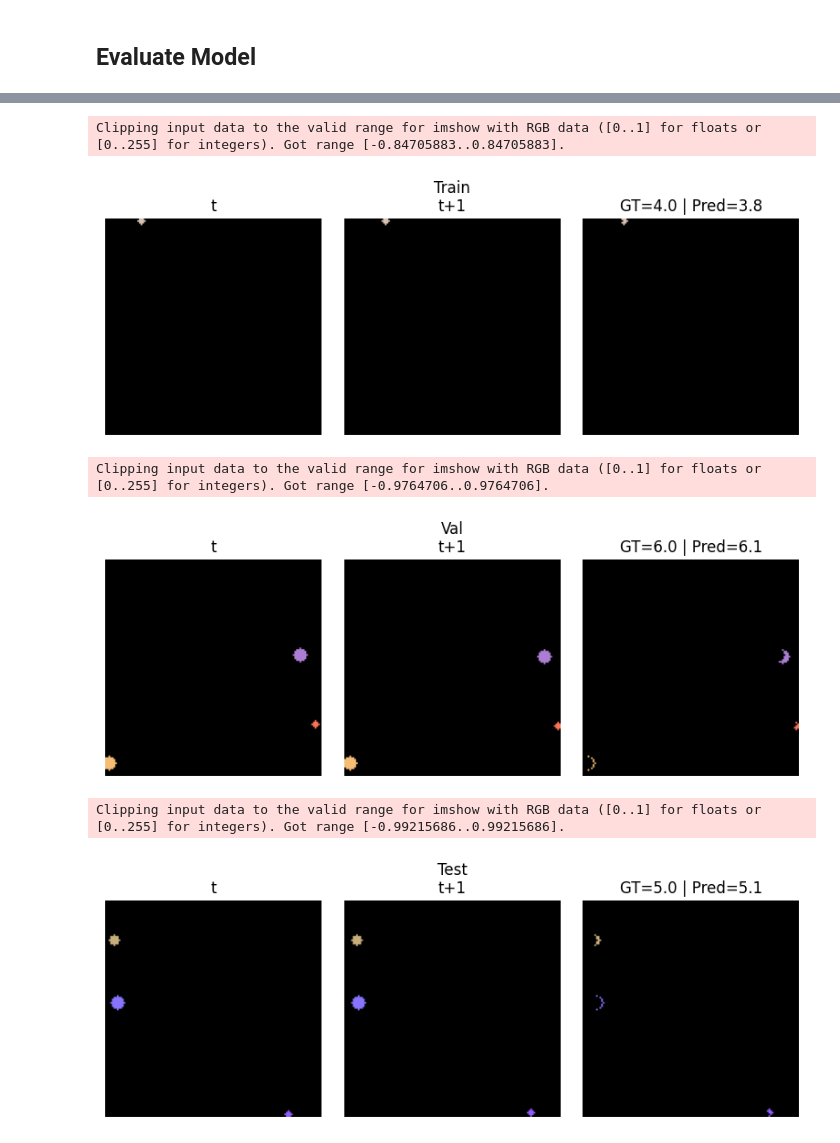
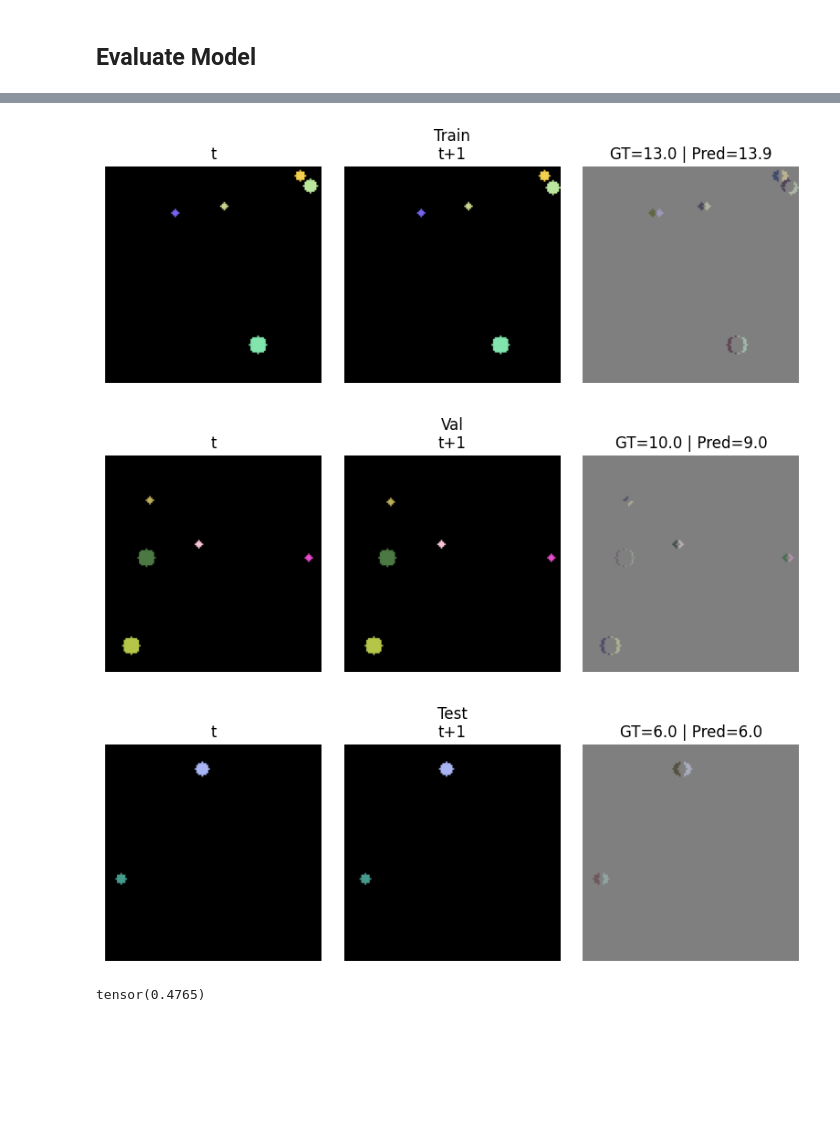
Before and after one commit to SevanBrodjian/FlowCount, a Jupyter notebook: drifting_dots_v3.ipynb, the cells around one changed output, grey strips where cells are left out. Cells and saved outputs as stored; diff of their text form; code cells hidden in the pictures; blank space fills up the shorter version.

```diff
--- a/drifting_dots_v3.ipynb
+++ b/drifting_dots_v3.ipynb
@@ -73,7 +94,24 @@ class DotPairDataset(Dataset):
 raw = torch.load(DATA_FILE)
 frames_u8, disp_i32 = raw["frames"], raw["disp"]
 
-full_ds   = DotPairDataset(frames_u8, disp_i32, grayscale=USE_GRAYSCALE)
+# Calculate means/stds for all frame channels
+flat = frames_u8.float().view( frames_u8.shape[0] * 3, -1 ) / 255.0
+f0 = frames_u8[:-1].float()
+f1 = frames_u8[1:].float()
+diff = (f1 - f0).div(255.0)
+flat_diff = diff.view(diff.shape[0]*3, -1)
+all_flat = torch.cat([flat, flat_diff], dim=0)
+means = all_flat.mean(dim=1)
+stds  = all_flat.std(dim=1)
+channel_means = means.reshape(-1,1,1)
+channel_stds  = stds.reshape(-1,1,1)
+
+# DISP_MEAN = disp_i32.to(torch.float32).mean()
+# DISP_STD = disp_i32.to(torch.float32).std()
+DISP_MEAN = 0
+DISP_STD = 1
+
+full_ds   = DotPairDataset(frames_u8, disp_i32, DISP_MEAN, DISP_STD, grayscale=USE_GRAYSCALE)
 
 n_total   = len(full_ds)
 n_train   = int(TRAIN_FRACTION * n_total)
@@ -98,6 +136,7 @@ idx = random.randrange(len(full_ds))
 (pair, label) = full_ds[idx]
 f0 = pair[0:3].permute(1, 2, 0).numpy()  # (H,W,3)
 f1 = pair[3:6].permute(1, 2, 0).numpy()
+diff = pair[6:9].permute(1, 2, 0).numpy()
 
 plt.subplot(1, 3, 1)
 plt.title("Frame t")
@@ -110,8 +149,7 @@ plt.imshow(f1)
 plt.axis("off")
 
 plt.subplot(1, 3, 3)
-plt.title(f"Δx = {int(label.item())} px")
-diff = (f1 - f0)
+plt.title(f"Fram Diff. | y={int(label.item())}px")
 plt.imshow(diff)
 plt.axis("off")
 
@@ -132,7 +198,8 @@ def get_resnet(depth=18, in_channels=9, pretrained=False):
         152: torchvision.models.resnet152,
     }[depth]
 
-    model = factory(weights="IMAGENET1K_V1" if pretrained else None)
+    model = factory(weights="IMAGENET1K_V1" if pretrained else None, memory_format=torch.channels_last)
+    torch.backends.cudnn.benchmark = True
 
     # Patch the first conv if channel count differs
     if in_channels != 3:
@@ -151,6 +218,8 @@ C_IN   = 3 if USE_GRAYSCALE else 9
 net    = get_resnet(RESNET_DEPTH, in_channels=C_IN, pretrained=PRETRAINED).to(DEVICE)
 criterion = nn.L1Loss()
 optim     = torch.optim.AdamW(net.parameters(), lr=LR, weight_decay=WEIGHT_DECAY)
+scheduler = torch.optim.lr_scheduler.CosineAnnealingLR(optim, T_max=NUM_EPOCHS)
+scaler    = GradScaler(device=DEVICE)
 
 summary(net)
 # %% [output]
@@ -257,6 +335,6 @@ plt.show()
 # %% [markdown]
 ## Evaluate Model
 # %%
-net.load_state_dict(torch.load(EXP_DIR / "best_weights.pt")['state_dict'])
+net.load_state_dict(torch.load(EXP_DIR / "last_weights.pt")['state_dict'])
 net.eval()
 # %% [output]
@@ -298,34 +432,35 @@ MAE  test  0.590 ± 0.524
 # %%
 def show_example(dataset, title_prefix=""):
     idx = random.randrange(len(dataset))
     (x, y_true) = dataset[idx]          # x: (C,H,W) float
     f0 = x[:3] if not USE_GRAYSCALE else x[0:1].repeat(3,1,1)
     f1 = x[3:6] if not USE_GRAYSCALE else x[1:2].repeat(3,1,1)
+    diff = x[6:9] if not USE_GRAYSCALE else x[2:3].repeat(3,1,1)
 
     with torch.no_grad():
         pred = net(x.unsqueeze(0).to(DEVICE)).cpu().item()
 
+    y_true = unnormalize(y_true, DISP_MEAN, DISP_STD)
+    pred = unnormalize(pred, DISP_MEAN, DISP_STD)
+
     f0_img = f0.permute(1,2,0).numpy()
     f1_img = f1.permute(1,2,0).numpy()
-    diff   = (f1_img - f0_img)
-
+    diff   = diff.permute(1,2,0).numpy()
     plt.figure(figsize=(8,3))
     plt.subplot(1,3,1); plt.imshow(f0_img); plt.title("t");     plt.axis("off")
     plt.subplot(1,3,2); plt.imshow(f1_img); plt.title("t+1");   plt.axis("off")
-    plt.subplot(1,3,3); plt.imshow(diff, cmap="bwr", vmin=-1, vmax=1)
+    plt.subplot(1,3,3); plt.imshow((diff+1)/2, cmap="bwr", vmin=0, vmax=1)
     plt.title(f"GT={y_true:.1f} | Pred={pred:.1f}")
     plt.axis("off")
     plt.suptitle(title_prefix)
     plt.tight_layout()
+    plt.savefig(EXP_DIR / f"{title_prefix}_prediction.png", dpi=150)
     plt.show()
 
 # Show a few random examples from each split
 for split_name, ds in [("Train", train_ds), ("Val", val_ds), ("Test", test_ds)]:
     show_example(ds, title_prefix=split_name)
 # %% [output]
-Clipping input data to the valid range for imshow with RGB data ([0..1] for floats or [0..255] for integers). Got range [-0.84705883..0.84705883].
-[figure, old version]
+[figure, new version]
-Clipping input data to the valid range for imshow with RGB data ([0..1] for floats or [0..255] for integers). Got range [-0.9764706..0.9764706].
-[figure, old version]
+[figure, new version]
-Clipping input data to the valid range for imshow with RGB data ([0..1] for floats or [0..255] for integers). Got range [-0.99215686..0.99215686].
-[figure, old version]
+[figure, new version]
@@ -331,0 +473,4 @@ Clipping input data to the valid range for imshow with RGB data ([0..1] for floa
+# %%
+diff.max()
+# %% [output]
+tensor(0.4765)
```
Also changed, not shown: parts of 15 cells of this notebook.
